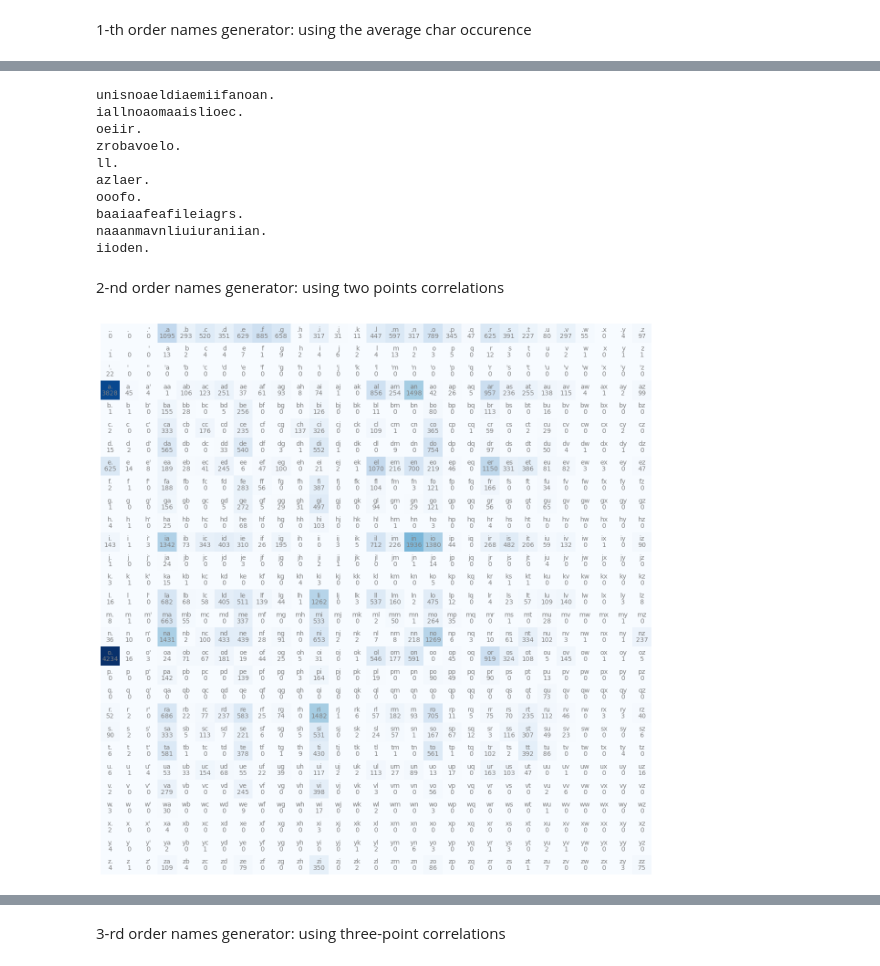
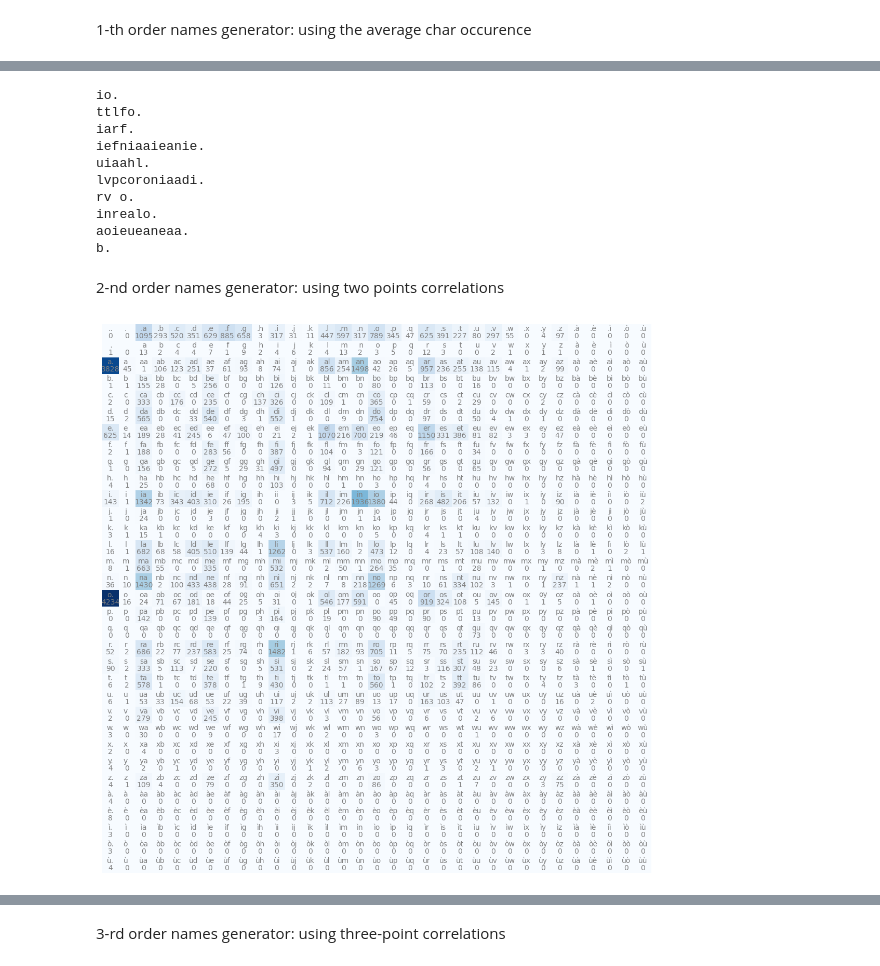
Before and after one commit to leonardopetrini/learning-italian-names, a Jupyter notebook: n-th_order_statistics.ipynb, the cells around one changed output, grey strips where cells are left out. Cells and saved outputs as stored; diff of their text form; code cells hidden in the pictures.

```diff
--- a/n-th_order_statistics.ipynb
+++ b/n-th_order_statistics.ipynb
@@ -21,0 +18,20 @@ words = [w for w in words if not ',' in w and not '.' in w and w != "nicolo'" an
+# %%
+# longer list of names (~9k). Some are not native Italian.
+words = open('names.txt', 'r').read().splitlines()
+
+# words preprocessing (fix accents, remove dotted names)
+words = [w for w in words if not ',' in w and not '.' in w and w != "nicolo'" and len(w) >= 3]
+for i in range(len(words)):
+    if "‡" in words[i]:
+        words[i] = words[i][:-1] + "à"
+    if "˘" in words[i]:
+        words[i] = words[i][:-1] + "ù"
+    if "Ú" in words[i]:
+        words[i] = words[i][:-1] + "ò"
+    if "Ï" in words[i]:
+        words[i] = words[i][:-1] + "ì"
+    if "Ë" in words[i]:
+        words[i] = words[i][:-1] + "è"
+random.shuffle(words)
+for w in words[:8]:
+    print(w, end=' ')
@@ -27,15 +45,3 @@ min(len(w) for w in words), max(len(w) for w in words)
 len(words)
 # %% [output]
 9111
-# %%
-for i in range(len(words)):
-    if "‡" in words[i]:
-        words[i] = words[i][:-1] + "a'"
-    if "˘" in words[i]:
-        words[i] = words[i][:-1] + "u'"
-    if "Ú" in words[i]:
-        words[i] = words[i][:-1] + "o'"
-    if "Ï" in words[i]:
-        words[i] = words[i][:-1] + "i'"
-    if "Ë" in words[i]:
-        words[i] = words[i][:-1] + "e'"
@@ -56,9 +69,9 @@ print(itos)
 # %% [markdown]
 0-th order names generator (i.e. random guessing)
 # %%
-g = torch.Generator().manual_seed(0)
+g = torch.Generator().manual_seed(3)
 
-for i in range(5):
+for i in range(10):
     out = []
     while True:
         p = torch.ones(voc_len)
@@ -96,5 +114,5 @@ plt.axis('off');
 # %%
-g = torch.Generator().manual_seed(0)
+g = torch.Generator().manual_seed(4)
 
 P = N.float()
 P /= P.sum()
@@ -108,16 +126,16 @@ for i in range(10):
             break
     print(''.join(out))
 # %% [output]
-unisnoaeldiaemiifanoan.
-iallnoaomaaislioec.
-oeiir.
-zrobavoelo.
-ll.
-azlaer.
-ooofo.
-baaiaafeafileiagrs.
-naaanmavnliuiuraniian.
-iioden.
+io.
+ttlfo.
+iarf.
+iefniaaieanie.
+uiaahl.
+lvpcoroniaadi.
+rv o.
+inrealo.
+aoieueaneaa.
+b.
 # %% [markdown]
 2-nd order names generator: using two points correlations
 # %%
@@ -129,16 +147,16 @@ for w in words:
         ix2 = stoi[ch2]
         N[ix1, ix2] += 1
 # %%
-plt.figure(figsize=(16,16), dpi=100)
+plt.figure(figsize=(14, 14), dpi=100)
 plt.imshow(N, cmap='Blues')
 for i in range(voc_len):
     for j in range(voc_len):
         chstr = itos[i] + itos[j]
         plt.text(j, i, chstr, ha="center", va="bottom", color='gray')
         plt.text(j, i, N[i, j].item(), ha="center", va="top", color='gray')
 plt.axis('off');
 # %% [output]
-[figure, old version]
+[figure, new version]
 # %%
 P = N.float()
 P /= P.sum(1, keepdims=True)
```
Also changed, not shown: parts of 20 cells of this notebook, 1 other file.
